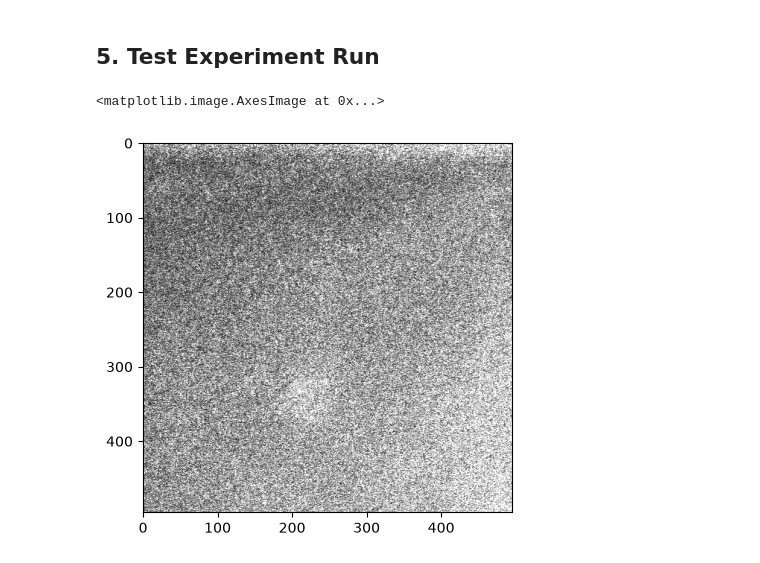
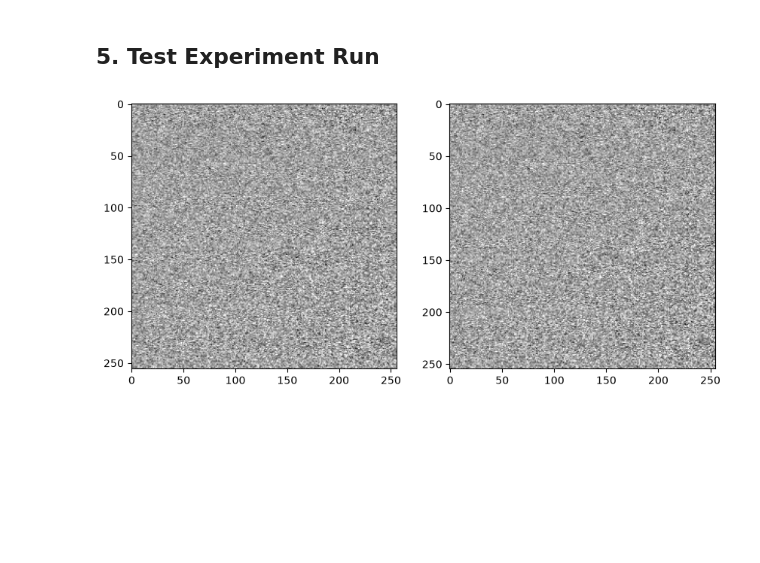
Before and after one commit to ColdMatter/pytweezer, a Jupyter notebook: branch-testing.ipynb, the cells around one changed output. Drawn from its saved outputs; the diff is of its cells as text; code cells hidden in the pictures; blank space fills up the shorter version.

```diff
--- a/branch-testing.ipynb
+++ b/branch-testing.ipynb
@@ -8,12 +8,12 @@ import matplotlib.pyplot as plt
 ## 1. MOT Master Control
 # %%
 from pytweezer.experiment.motmaster_client import MotMasterClient
-exp = MotMasterClient()
+exp : MotMasterClient = MotMasterClient()
 # %%
 exp.set_save_toggle(False)
 exp.set_run_until_stopped(False)
 exp.set_motmaster_experiment("RbTweezerBasic2026_2")
-exp.set_iterations(10)
+exp.set_iterations(2)
 #exp.start_motmaster_experiment()
 # %% [output]
 {'ok': True,
@@ -33,5 +33,5 @@ hamcam.enable_em_gain(True)
 hamcam.enable_direct_em_gain(True)
 hamcam.set_sensitivity(1200)
 hamcam.timeout = 60*20
-X0, Y0, WIDTH, HEIGHT = 0, 0, 512, 512
+X0, Y0, WIDTH, HEIGHT = 110, 220, 256, 256
 hamcam.set_roi(X0, WIDTH, Y0, HEIGHT)
@@ -105,18 +106,15 @@ texp = pyt.TweezerExperimentAnalysis(day='26',month='05May', year='2026')
 ## 5. Test Experiment Run
 # %%
 # Experiment and camera setup
-n_iterations = 1
+n_iterations = 500
 exp.set_motmaster_experiment("RbTweezerBasic2026_2")
 exp.set_iterations(n_iterations)
 hamcam.setup_acquisition("snap", n_iterations * 2)
 hamcam.start_acquisition()
 exp.start_motmaster_experiment()
 
 imgs = hamcam.acquire_n_frames(n_iterations * 2)
-imgs1 = imgs[::2]
-imgs2 = imgs[1::2]
-img_mean = imgs1.mean(axis=0)
-plt.imshow(img_mean, cmap='gray', vmax=img_mean.max()*0.6)
+imgs1, imgs2 = imgs[::2], imgs[1::2]
+img_average = texp.tweezer_show_bg_subtracted(imgs1, imgs2, reg=[0, -1, 0, -1], cmap='gray', show=True, vmaxfactor=0.6, show_grid=True)
 # %% [output]
-<matplotlib.image.AxesImage at 0x...>
-[figure, old version]
+[figure, new version]
```
Also changed, not shown: parts of 16 cells of this notebook, 41 other files.
